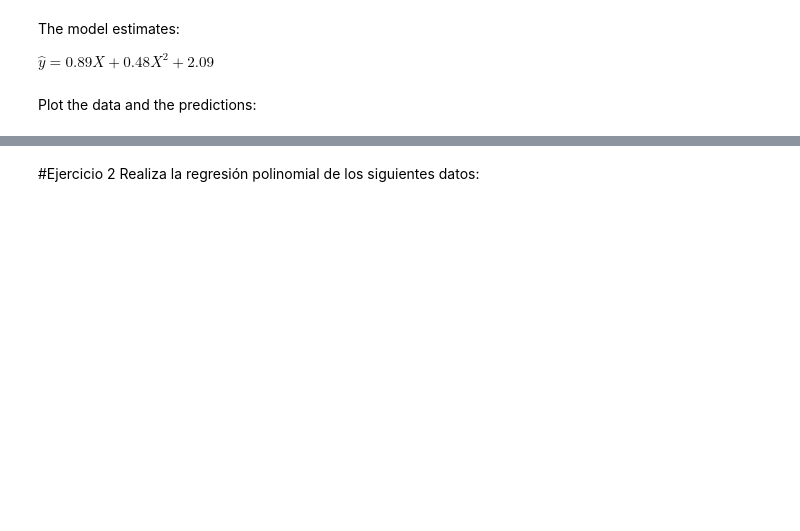
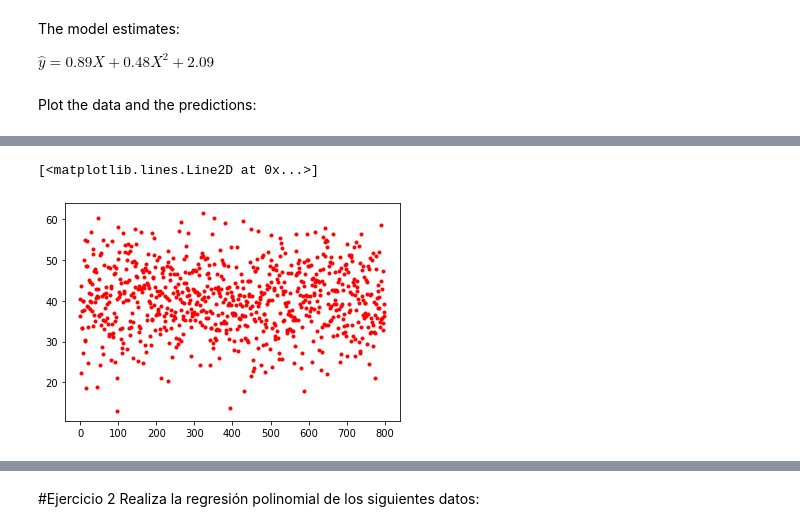
Before and after one commit to PosgradoMNA/actividades-de-aprendizaje-ams182, a Jupyter notebook: TecMty_Regresion_lineal_polinomial_A01104775.ipynb, the cells around one changed output, grey strips where cells are left out. Saved outputs shown, nothing was run; the diff lists cells and outputs as text; code cells hidden in the pictures; blank space fills up the shorter version.

```diff
--- a/TecMty_Regresion_lineal_polinomial_A01104775.ipynb
+++ b/TecMty_Regresion_lineal_polinomial_A01104775.ipynb
@@ -299,0 +345,5 @@ Name: Manufacturing Cost, Length: 1000, dtype: float64>
+# %%
+plt.plot(y_pred,'r.')
+# %% [output]
+[<matplotlib.lines.Line2D at 0x...>]
+[figure, added]
```
Also changed, not shown: parts of 24 cells of this notebook.
